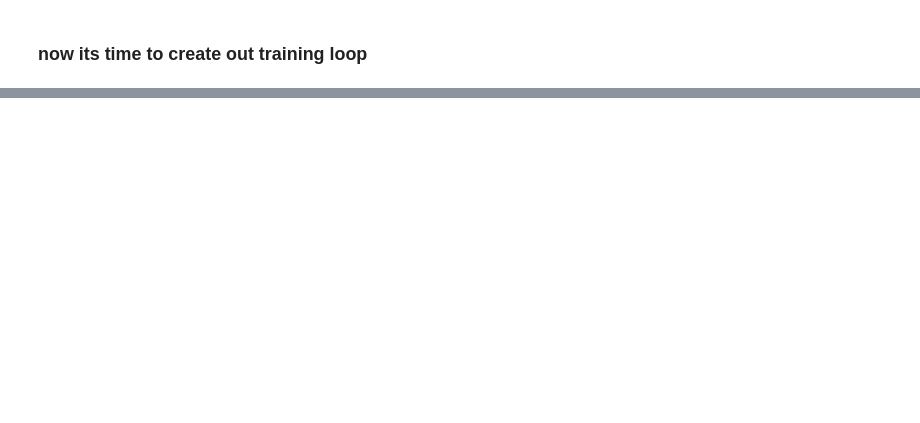
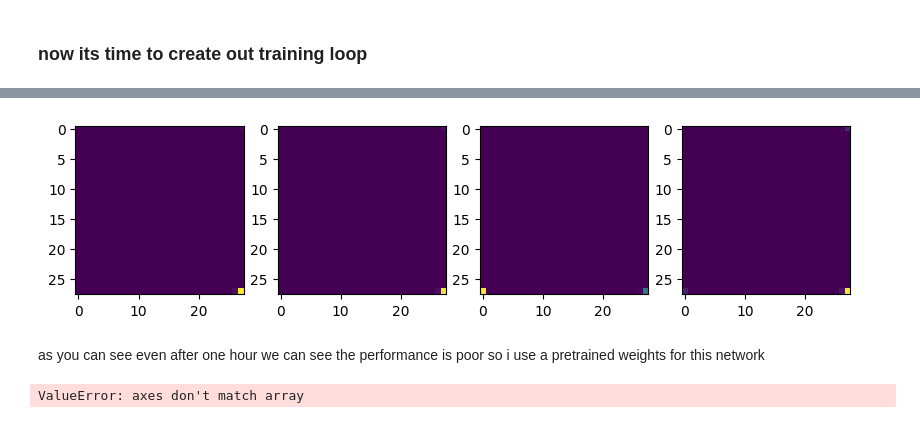
Before and after one commit to Alirs2002/Generative-Adversarial-network, a Jupyter notebook: fashion_GAN.ipynb, the cells around one changed output, grey strips where cells are left out. Cells and saved outputs as stored; diff of their text form; code cells hidden in the pictures; blank space fills up the shorter version.

```diff
--- a/fashion_GAN.ipynb
+++ b/fashion_GAN.ipynb
@@ -186,0 +239,7 @@ class GAN_network(Model):
+# %%
+imgs = generator.predict(tf.random.normal((4,128,1)))
+
+fig,ax = plt.subplots(ncols=4,figsize=(10,10))
+for r in range(4):
+  ax[r].imshow(imgs[r])
+# %% [output]
@@ -186,0 +247,8 @@ class GAN_network(Model):
+[figure, added]
+# %% [markdown]
+as you can see even after one hour we can see the performance is poor
+so i use a pretrained weights for this network
+# %%
+generator.load_weights("/content/generatormodel.h5")
+# %% [output]
+ValueError: axes don't match array
```
Also changed, not shown: parts of 10 cells of this notebook.
